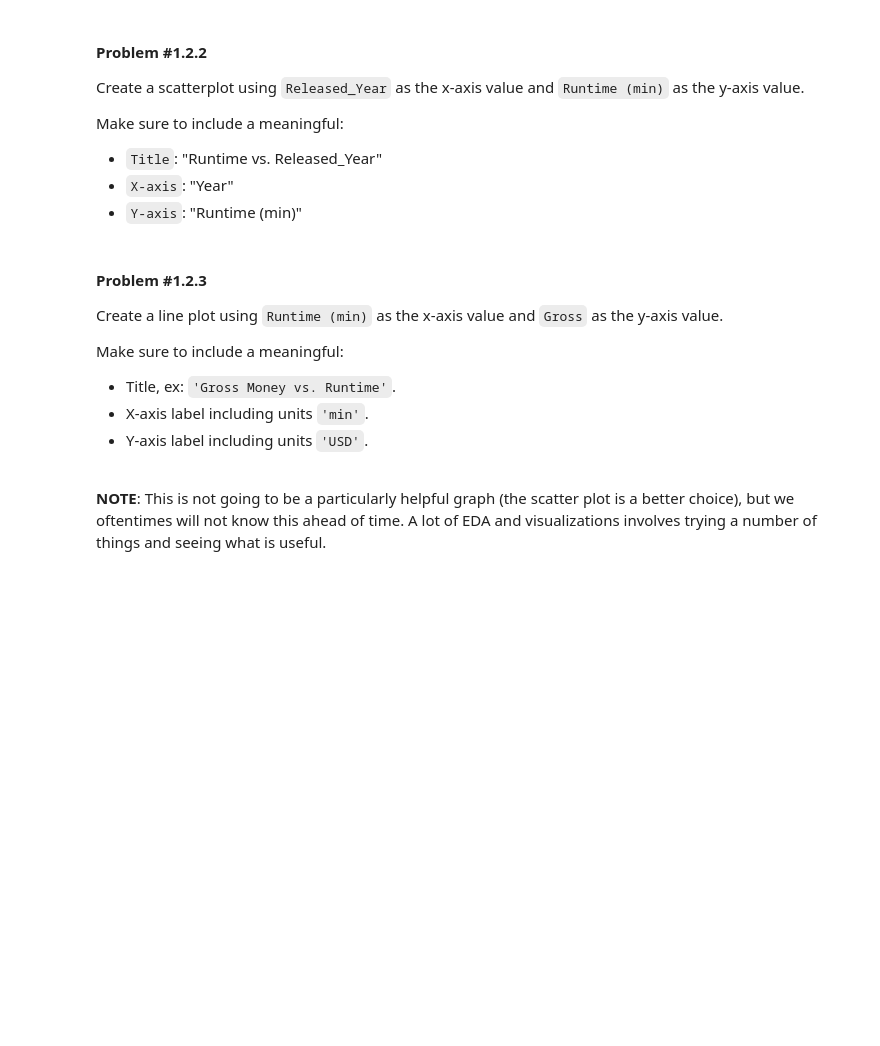
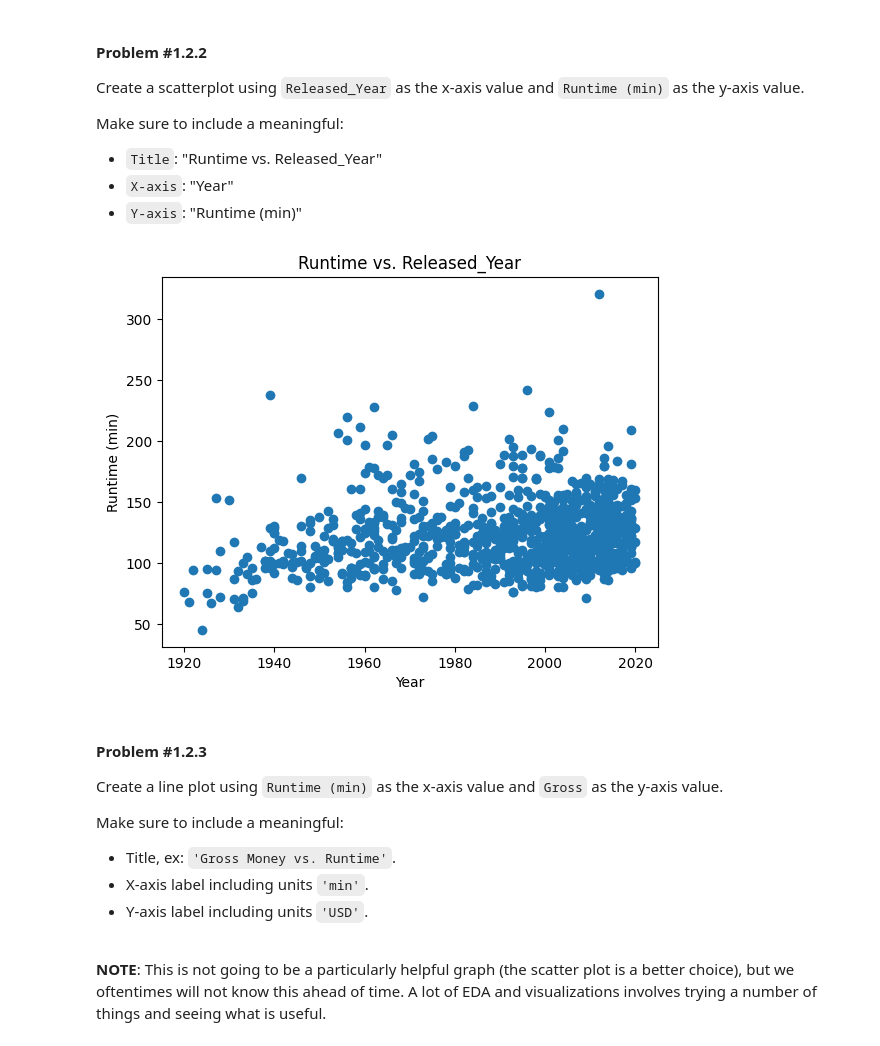
Before and after one commit to jzniu/07.22.24-AWS-Part-2-Prework, a Jupyter notebook: TRAIN AWS Part II Prework Notebook [STUDENT].ipynb, the cells around one changed output. Cells and saved outputs as stored; diff of their text form; code cells hidden in the pictures; blank space fills up the shorter version.

```diff
--- a/TRAIN AWS Part II Prework Notebook [STUDENT].ipynb
+++ b/TRAIN AWS Part II Prework Notebook [STUDENT].ipynb
@@ -135,6 +194,14 @@ Make sure to include a meaningful:
 * `Title`: "Runtime vs. Released_Year"
 * `X-axis`: "Year"
 * `Y-axis`: "Runtime (min)"
+# %%
+plt.scatter(movie_df['Released_Year'], movie_df['Runtime (min)'])
+plt.title('Runtime vs. Released_Year')
+plt.xlabel('Year')
+plt.ylabel('Runtime (min)')
+plt.show()
+# %% [output]
+[figure, added]
 # %% [markdown]
 #### **Problem #1.2.3**
 
```
Also changed, not shown: parts of 56 cells of this notebook.
